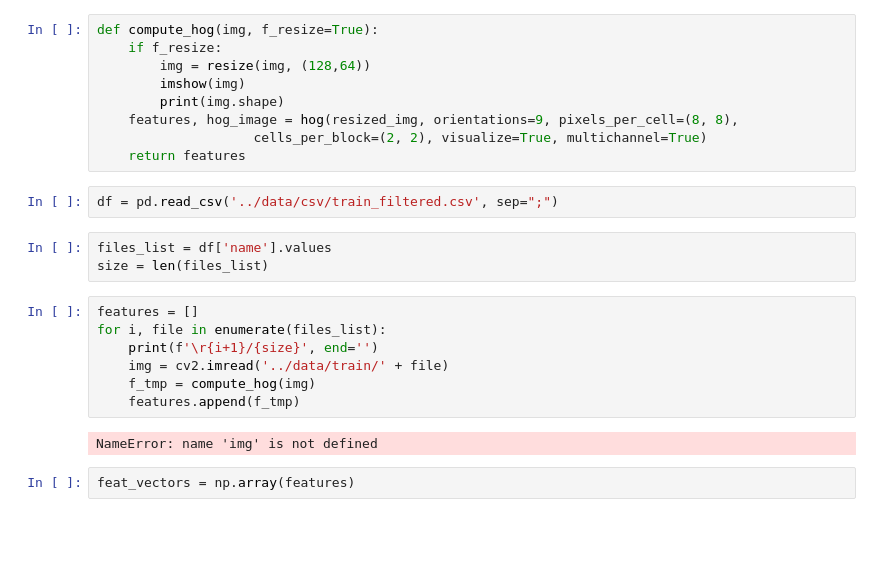
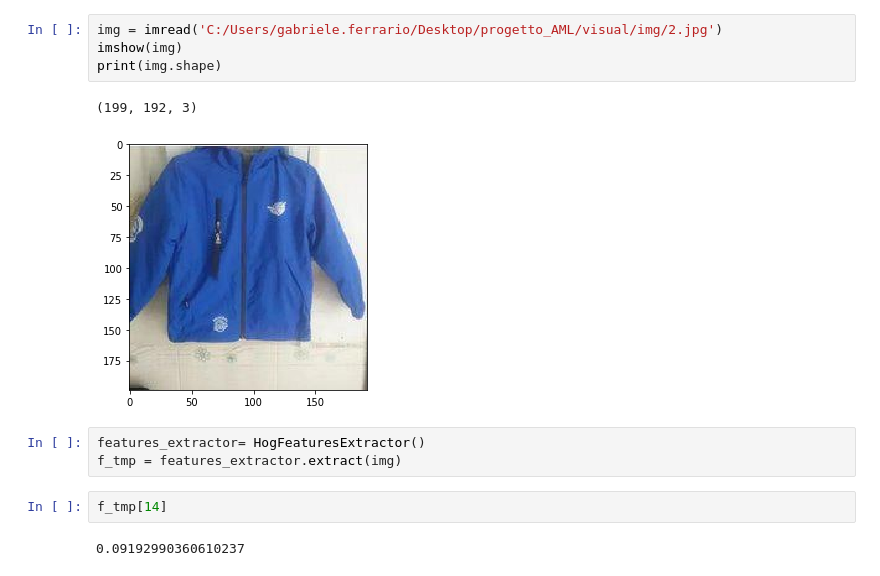
Before and after one commit to rpo19/VisualInformationProject, a Jupyter notebook: notebooks/HOG_extractor.ipynb, the cells around one changed output. Drawn from its saved outputs; the diff is of its cells as text; blank space fills up the shorter version.

```diff
--- a/notebooks/HOG_extractor.ipynb
+++ b/notebooks/HOG_extractor.ipynb
@@ -11,25 +11,14 @@ from numpy import savetxt
-# %%
-def compute_hog(img, f_resize=True):
-    if f_resize:
-        img = resize(img, (128,64))
-        imshow(img)
-        print(img.shape)
-    features, hog_image = hog(resized_img, orientations=9, pixels_per_cell=(8, 8),
-                    cells_per_block=(2, 2), visualize=True, multichannel=True)
-    return features
-# %%
-df = pd.read_csv('../data/csv/train_filtered.csv', sep=";")
-# %%
-files_list = df['name'].values
-size = len(files_list)
-# %%
-features = []
-for i, file in enumerate(files_list):
-    print(f'\r{i+1}/{size}', end='')
-    img = cv2.imread('../data/train/' + file)
-    f_tmp = compute_hog(img)
-    features.append(f_tmp)
-# %% [output]
-NameError: name 'img' is not defined
-# %%
-feat_vectors = np.array(features)
+# %%
+img = imread('C:/Users/gabriele.ferrario/Desktop/progetto_AML/visual/img/2.jpg')
+imshow(img)
+print(img.shape)
+# %% [output]
+(199, 192, 3)
+[figure, added]
+# %%
+features_extractor= HogFeaturesExtractor()
+f_tmp = features_extractor.extract(img)
+# %%
+f_tmp[14]
+# %% [output]
+0.09192990360610237
```
Also changed, not shown: parts of 1 cell of this notebook, 1 other file.
